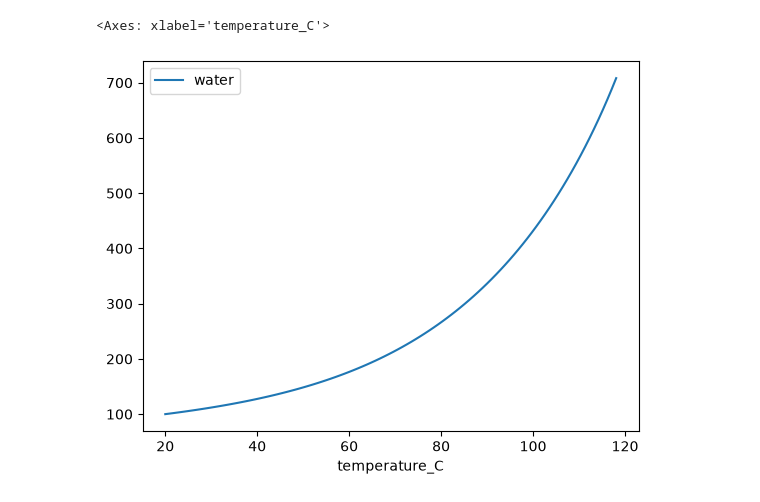
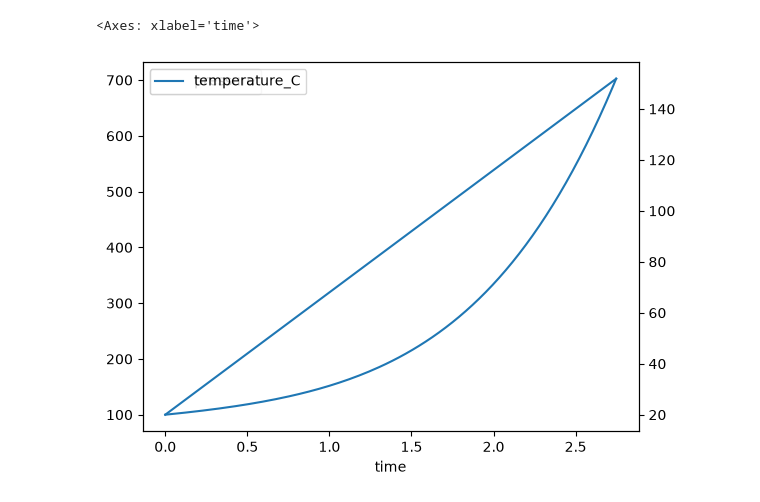
Before and after one commit to jack-sparrowh/Constant-Volume-Heating, a Jupyter notebook: const_vol.ipynb, the cells around one changed output. Saved outputs shown, nothing was run; the diff lists cells and outputs as text; code cells hidden in the pictures.

```diff
--- a/const_vol.ipynb
+++ b/const_vol.ipynb
@@ -68,6 +80,8 @@ class Component:
         self.M_s = self.component["molecular_weight"]
         self.B_dens = self.component["density_constants"]
         self.B_vp = self.component["vp_constants"]
+        self.C_v_v = self.component["C_v_v"]
+        self.C_v_l = self.component["C_v_l"]
 
         self.R_N = 8.314 / self.M_N
         self.R_s = 8.314 / self.M_s
@@ -175,15 +189,12 @@ class Derivatives:
 
         return _F
 # %%
-def find_temperature(T_0, P_0, P_e, max_temp_step, liquid_mass, component_json, initial_level=None, nitrogen_mass=None, no_of_steps=None):
+def find_profile(T_0, P_0, P_e, max_temp_step, liquid_mass, component_json, initial_level=None, nitrogen_mass=None, heat_input=1):
 
     T_0 += 273.15
 
     comp = Component(T_0, P_0, liquid_mass, component_json, initial_level, nitrogen_mass)
     der = Derivatives(comp.spec_vol, comp.m_v, comp.m_N, comp.m_s, comp.R_N, comp.R_s)
-
-    #if no_of_steps is not None:
-    #    DP = (P_e - P_0) / no_of_steps
 
     # initialize
     P = [P_0]
@@ -191,32 +202,32 @@ def find_temperature(T_0, P_0, P_e, max_temp_step, liquid_mass, component_json,
     mv_list = [comp.m_v(P_0, T_0)]
     F_list = [der.F(P_0, T_0)]
     vp_list = [comp.vapor_pressure(T_0)]
+    t = [0]
 
     i=1
     while P[i-1] <= P_e:
 
-        #if no_of_steps is not None:
-        #    P_i = P_0 + i * DP
-        #else:
-        P_i = P[i-1] + max_temp_step / F_list[i-1]
-
-        T_i = T[i-1]
-        F_i = der.F(P_i, T_i)
-        mv_i = comp.m_v(P_i, T_i)
+        F_i = der.F(P[i-1], T[i-1])
+        mv_i = comp.m_v(P[i-1], T[i-1])
         if mv_i > comp.m_s:
             mv_i = comp.m_s
 
+        P_i = P[i-1] + max_temp_step / F_list[i-1]
+        T_i = T[i-1] + F_i * (P_i - P[i-1])
+        t_i = t[i-1] + ( (comp.m_s - mv_list[i-1]) * comp.C_v_l + mv_list[i-1] * comp.C_v_v + comp.m_N * 1.005 ) * (T_i - T[i-1]) / (heat_input * 3600)
+
+        P.append(P_i)
+        T.append(T_i)
         mv_list.append(mv_i)
         F_list.append(F_i)
         vp_list.append(comp.vapor_pressure(T_i))
-        P.append(P_i)
-        T.append(T_i + F_i * (P_i - P[i-1]))
+        t.append(t_i)
 
         i+=1
 
-    combined_output = np.c_[P, T, vp_list, mv_list, F_list]
+    combined_output = np.c_[P, T, vp_list, mv_list, F_list, t]
 
-    profile = pd.DataFrame(combined_output, columns=['pressure', 'temperature', 'vap_pressure', 'm_v', 'F'])
+    profile = pd.DataFrame(combined_output, columns=['pressure', 'temperature', 'vap_pressure', 'm_v', 'F', 'time'])
     profile.loc[:, 'liquid_level'] = comp.spec_vol(profile['temperature']) / comp.spec_vol(T_0)*(1 - comp.alpha_0)
     profile.loc[:, 'temperature_C'] = profile['temperature'] - 273.15
     profile.loc[:, 'p_psig'] = profile['pressure']/100*14.50377-14.21
@@ -224,7 +235,7 @@ def find_temperature(T_0, P_0, P_e, max_temp_step, liquid_mass, component_json,
 
     return profile
 # %%
-w = find_temperature(20, 100, 700, 1, 1000, ipa, 0.8)
+w = find_profile(20, 100, 700, 1, 1000, water, 0.8, heat_input=56)
 
 ex_index = ((w['p_psig'] - 85)**2).sort_values().index
 ex_upper, ex_lower = ex_index[[0, 1]]
@@ -260,6 +272,8 @@ liquid_density    678.746309
 dtype: float64
 # %%
-w.plot(x='temperature_C', y='pressure', label='water')
+ax = w.plot(x='time', y='pressure')
+ax_t = ax.twinx()
+w.plot(x='time', y='temperature_C', ax=ax_t)
 # %% [output]
-<Axes: xlabel='temperature_C'>
+<Axes: xlabel='time'>
-[figure, old version]
+[figure, new version]
```
Also changed, not shown: parts of 4 cells of this notebook.
